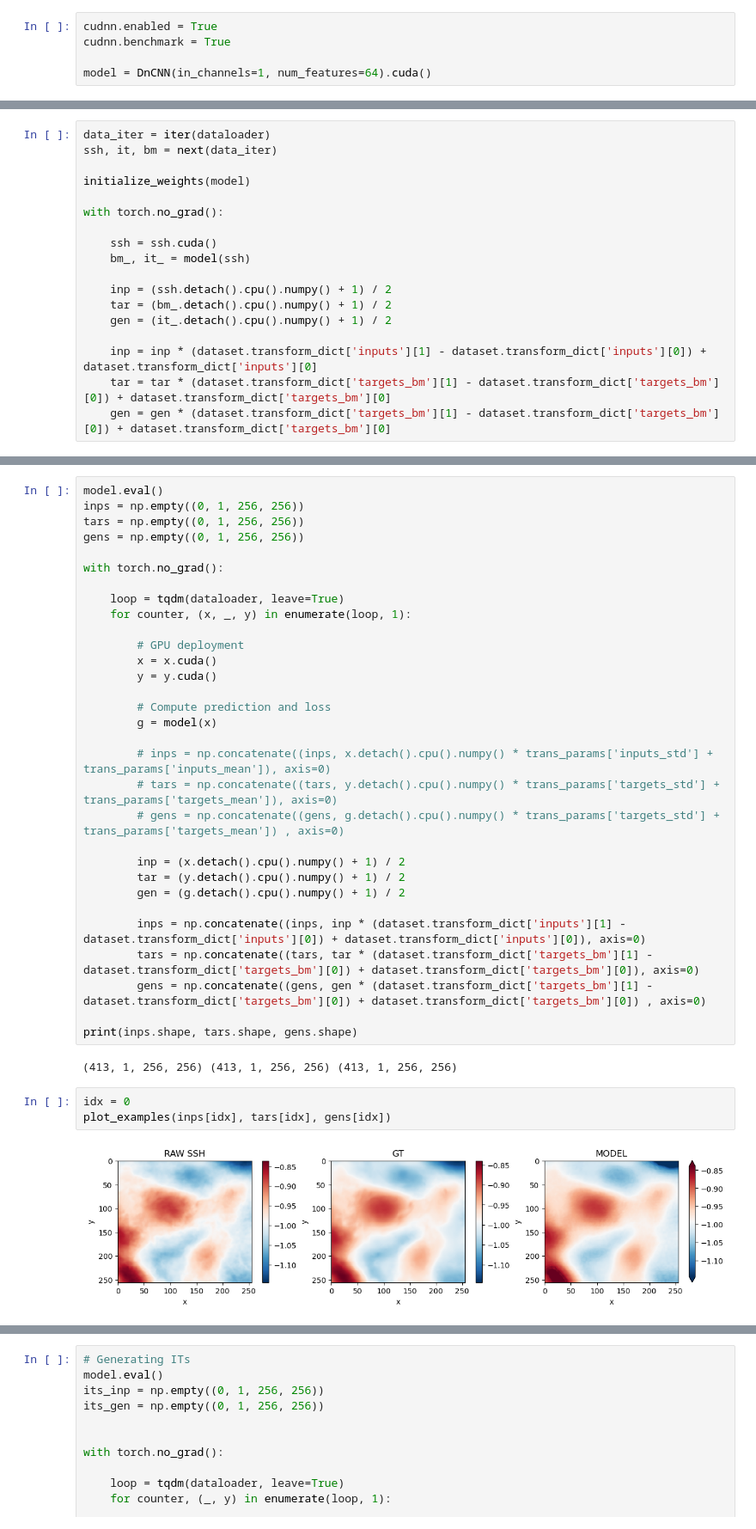
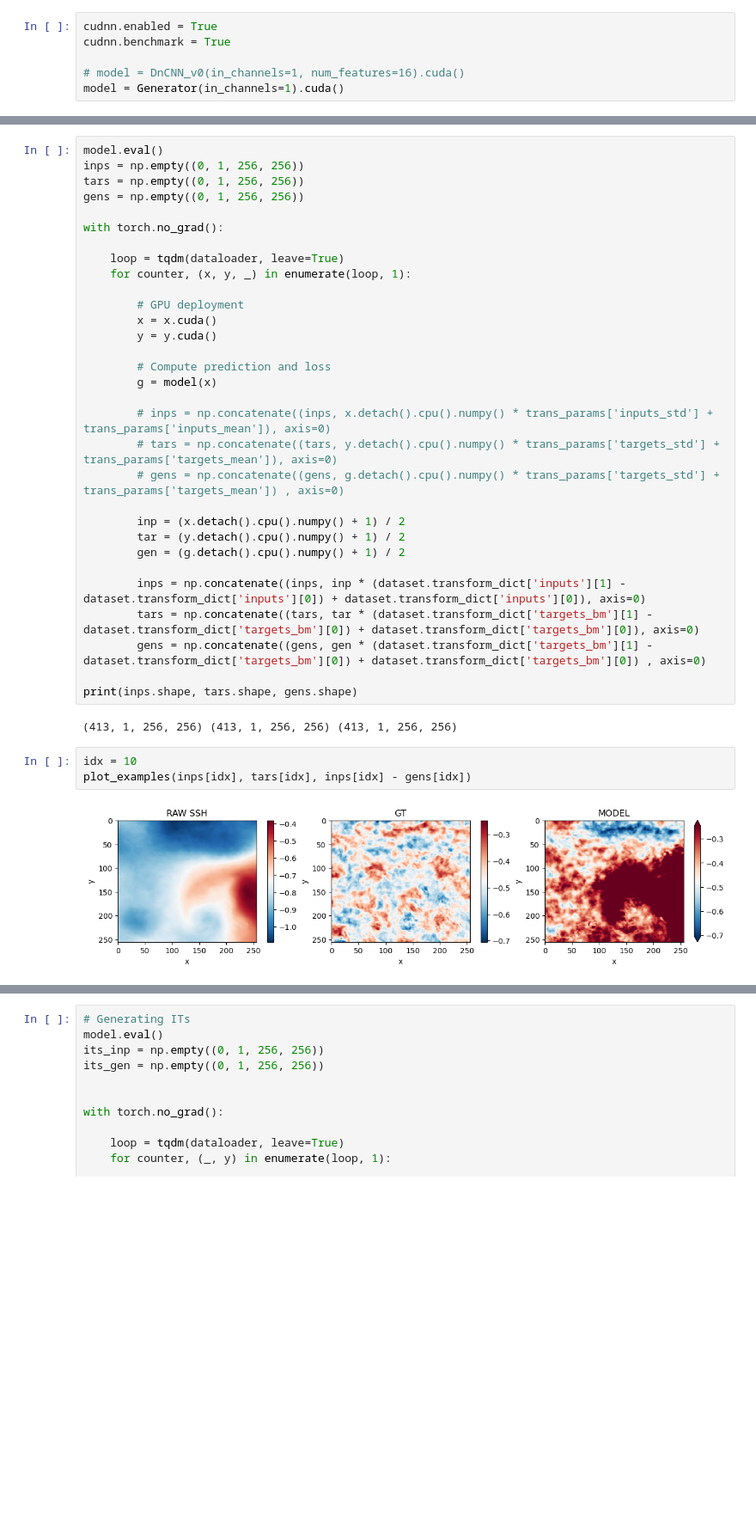
Before and after one commit to smhassanerfani/leap_momentum, a Jupyter notebook: inference.ipynb, the cells around one changed output, grey strips where cells are left out. Shown at 86% size. Cells and saved outputs as stored; diff of their text form; blank space fills up the shorter version.

```diff
--- a/inference.ipynb
+++ b/inference.ipynb
@@ -43,5 +47,6 @@ dataloader = DataLoader(dataset, batch_size=1, shuffle=False, num_workers=0, pin
 cudnn.enabled = True
 cudnn.benchmark = True
 
-model = DnCNN(in_channels=1, num_features=64).cuda()
+# model = DnCNN_v0(in_channels=1, num_features=16).cuda()
+model = Generator(in_channels=1).cuda()
 # %%
@@ -49,18 +56,0 @@ load_checkpoint(f'{RESTORE_FROM}/model.pth.tar', model, None, None)
-# %%
-data_iter = iter(dataloader)
-ssh, it, bm = next(data_iter)
-
-initialize_weights(model)
-
-with torch.no_grad():
-
-    ssh = ssh.cuda()
-    bm_, it_ = model(ssh)
-
-    inp = (ssh.detach().cpu().numpy() + 1) / 2
-    tar = (bm_.detach().cpu().numpy() + 1) / 2
-    gen = (it_.detach().cpu().numpy() + 1) / 2
-
-    inp = inp * (dataset.transform_dict['inputs'][1] - dataset.transform_dict['inputs'][0]) + dataset.transform_dict['inputs'][0]
-    tar = tar * (dataset.transform_dict['targets_bm'][1] - dataset.transform_dict['targets_bm'][0]) + dataset.transform_dict['targets_bm'][0]
-    gen = gen * (dataset.transform_dict['targets_bm'][1] - dataset.transform_dict['targets_bm'][0]) + dataset.transform_dict['targets_bm'][0]
@@ -77,7 +63,7 @@ gens = np.empty((0, 1, 256, 256))
 with torch.no_grad():
 
     loop = tqdm(dataloader, leave=True)
-    for counter, (x, _, y) in enumerate(loop, 1):
+    for counter, (x, y, _) in enumerate(loop, 1):
 
         # GPU deployment
         x = x.cuda()
@@ -102,10 +88,10 @@ print(inps.shape, tars.shape, gens.shape)
 # %% [output]
 (413, 1, 256, 256) (413, 1, 256, 256) (413, 1, 256, 256)
 # %%
-idx = 0
-plot_examples(inps[idx], tars[idx], gens[idx])
+idx = 10
+plot_examples(inps[idx], tars[idx], inps[idx] - gens[idx])
 # %% [output]
-[figure, old version]
+[figure, new version]
 # %%
 fig, ax = plt.subplots(figsize=(12, 5))
 
```
Also changed, not shown: parts of 11 cells of this notebook.
